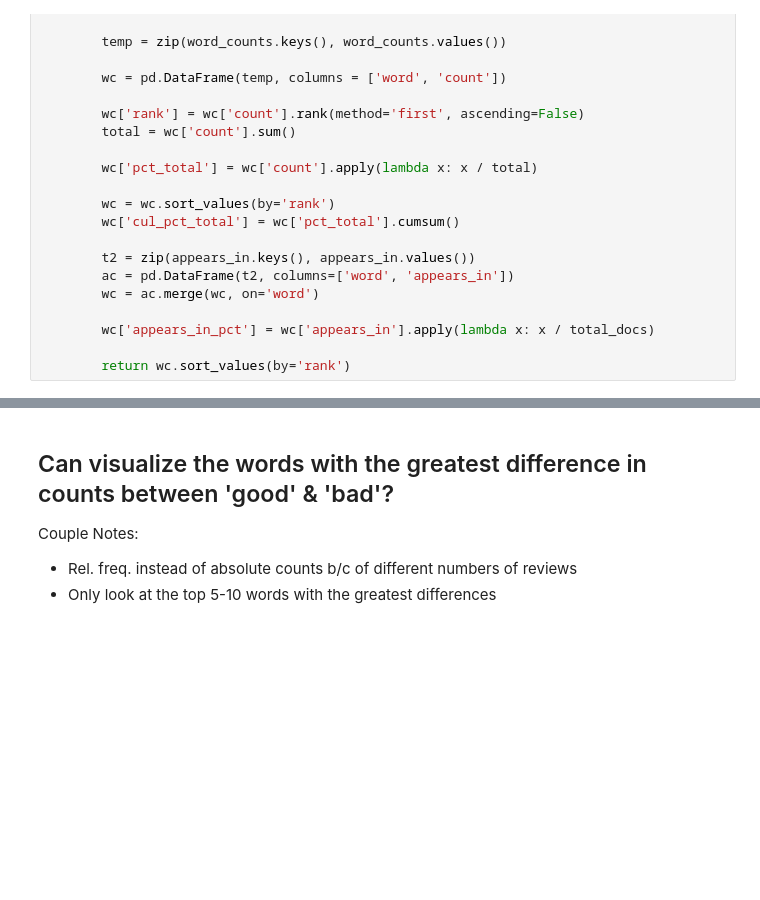
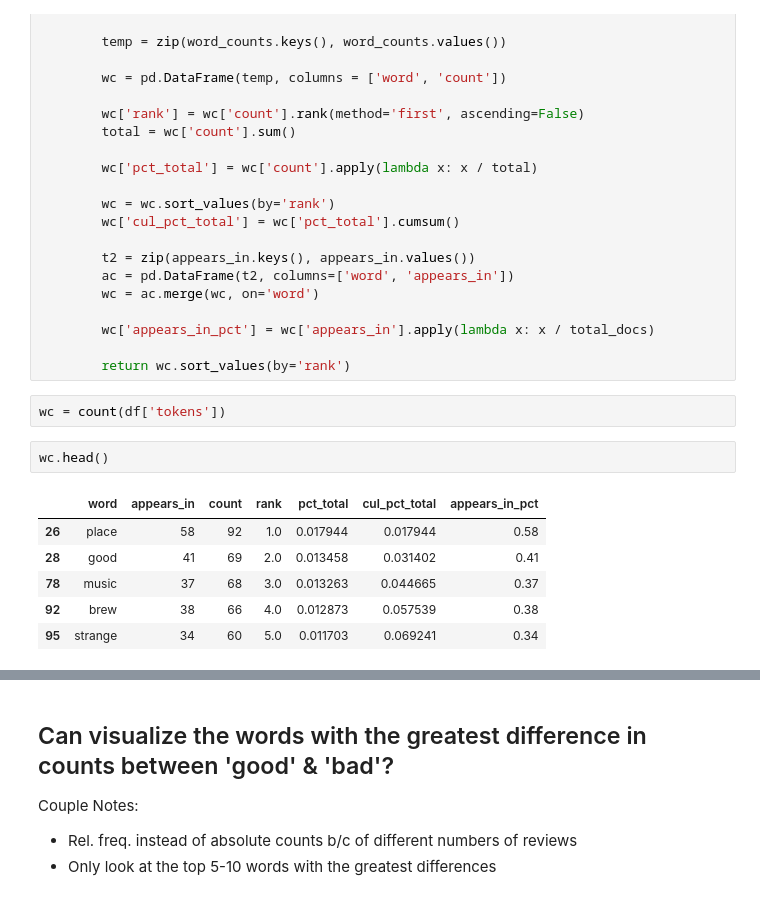
Before and after one commit to Jaydenzk/DS-Unit-4-Sprint-1-NLP, a Jupyter notebook: module1-text-data/LS_DS_411_Text_Data_Assignment.ipynb, the cells around one changed output, grey strips where cells are left out. Saved outputs shown, nothing was run; the diff lists cells and outputs as text; blank space fills up the shorter version.

```diff
--- a/module1-text-data/LS_DS_411_Text_Data_Assignment.ipynb
+++ b/module1-text-data/LS_DS_411_Text_Data_Assignment.ipynb
@@ -201,3 +224,14 @@ def count(docs):
         wc['appears_in_pct'] = wc['appears_in'].apply(lambda x: x / total_docs)
 
         return wc.sort_values(by='rank')
+# %%
+wc = count(df['tokens'])
+# %%
+wc.head()
+# %% [output]
+|  | word | appears_in | count | rank | pct_total | cul_pct_total | appears_in_pct |
+| 26 | place | 58 | 92 | 1.0 | 0.017944 | 0.017944 | 0.58 |
+| 28 | good | 41 | 69 | 2.0 | 0.013458 | 0.031402 | 0.41 |
+| 78 | music | 37 | 68 | 3.0 | 0.013263 | 0.044665 | 0.37 |
+| 92 | brew | 38 | 66 | 4.0 | 0.012873 | 0.057539 | 0.38 |
+| 95 | strange | 34 | 60 | 5.0 | 0.011703 | 0.069241 | 0.34 |
```
Also changed, not shown: parts of 7 cells of this notebook.
